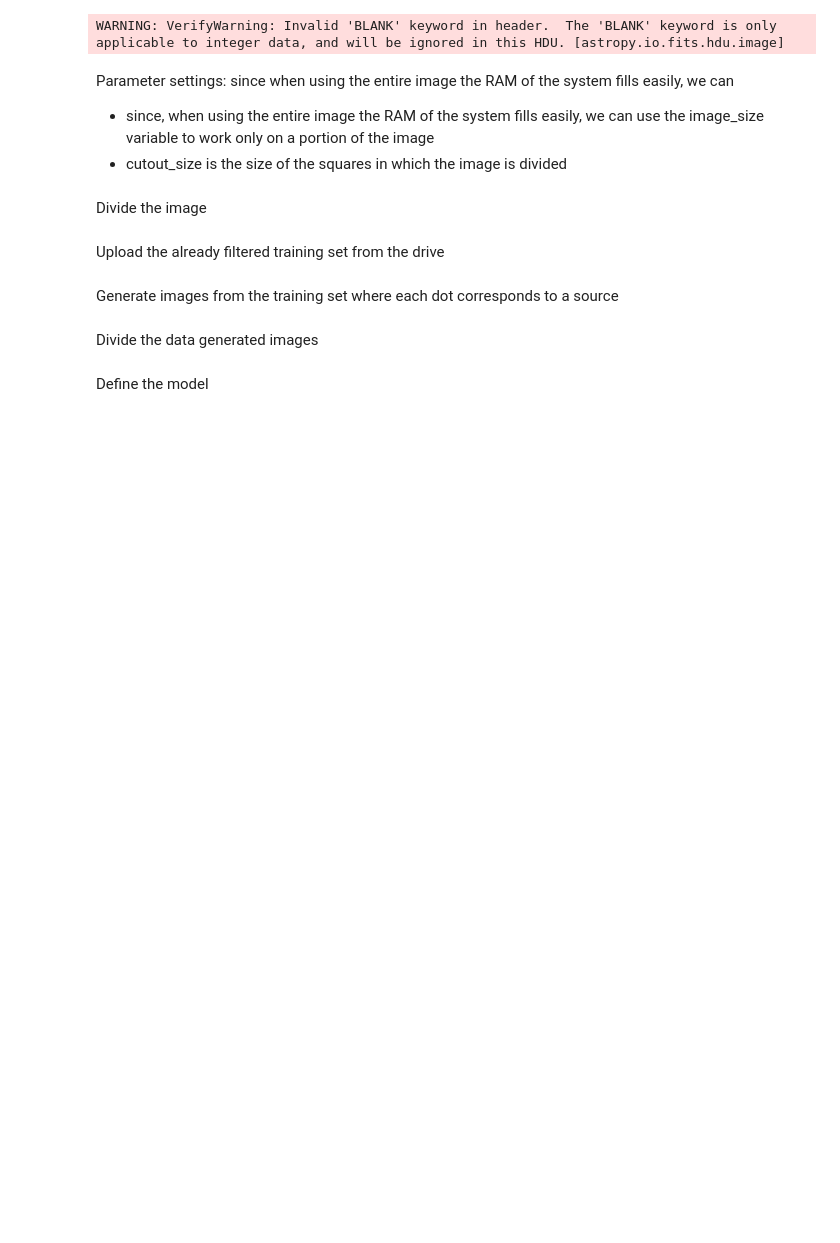
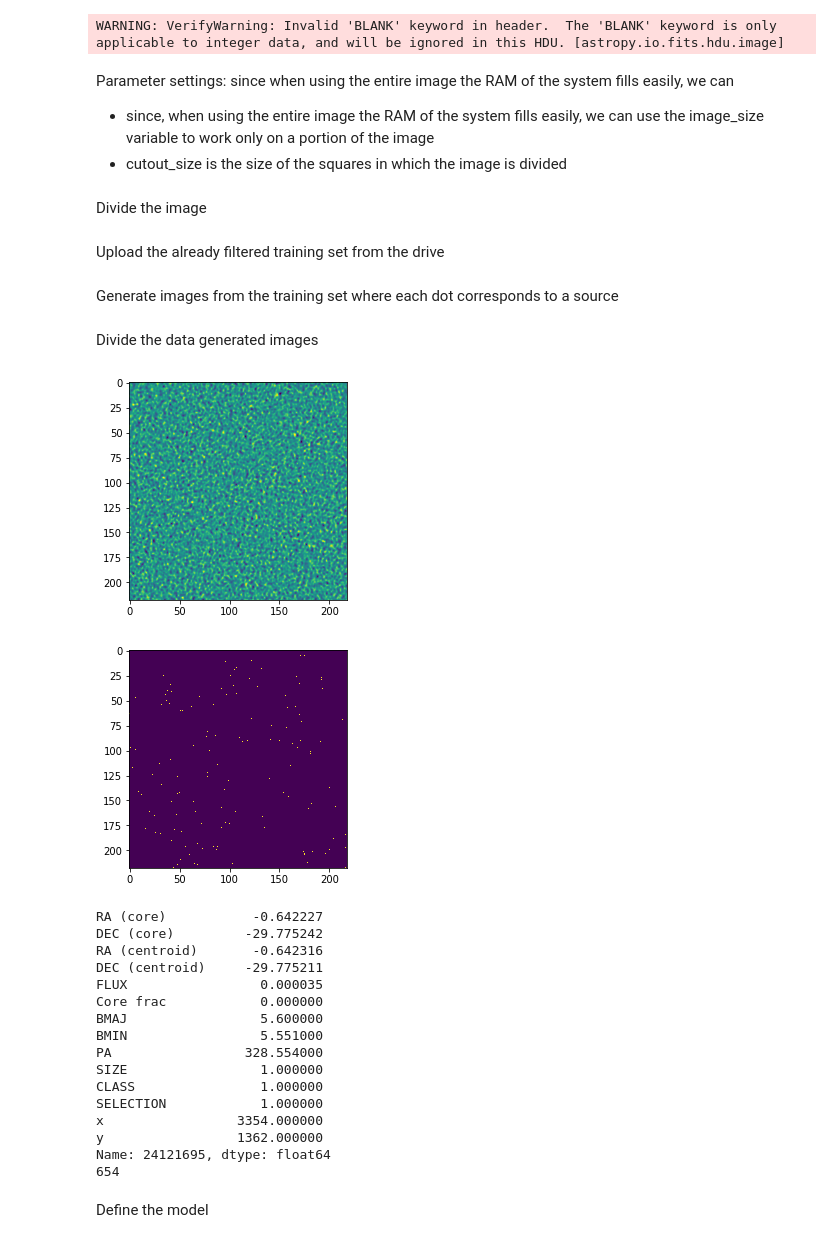
Before and after one commit to CarloLonghi/SKAChallenge, a Jupyter notebook: SKAChallenge.ipynb, the cells around one changed output. Cells and saved outputs as stored; diff of their text form; code cells hidden in the pictures; blank space fills up the shorter version.

```diff
--- a/SKAChallenge.ipynb
+++ b/SKAChallenge.ipynb
@@ -45,2 +47,8 @@ for i in range(0,cutouts_per_row):
+# %%
+for i in range(len(cutouts)):
+  f = cutouts[i].flatten()
+  avg = np.mean(f)
+  std = np.std(f)
+  cutouts[i] = (cutouts[i] - avg) / std
 # %% [markdown]
 Upload the already filtered training set from the drive
@@ -49,9 +55,19 @@ FilteredTrainingSet=pd.read_csv(dir_path + "filtered_training_set.csv",)
+# %%
+FilteredTrainingSet=pd.read_csv(dir_path + "filtered_training_set.csv",)
+#FilteredTrainingSet=pd.read_csv(dir_path + "TrainingSet_B1_v2.txt",skiprows=17,delimiter='\s+')
+FilteredTrainingSet=FilteredTrainingSet[FilteredTrainingSet.columns[0:15]]
+FilteredTrainingSet.columns=['ID','RA (core)','DEC (core)','RA (centroid)','DEC (centroid)','FLUX','Core frac','BMAJ','BMIN','PA','SIZE','CLASS','SELECTION','x','y']
+FilteredTrainingSet['x']=FilteredTrainingSet['x'].astype(int)
+FilteredTrainingSet['y']=FilteredTrainingSet['y'].astype(int)
+#FilteredTrainingSet['x']=FilteredTrainingSet['x']-16350 #???
+#FilteredTrainingSet['y']=FilteredTrainingSet['y']-16350 #???
+FilteredTrainingSet = FilteredTrainingSet.set_index('ID')
 # %% [markdown]
 Generate images from the training set where each dot corresponds to a source
 # %%
 data=np.zeros((image_size,image_size), dtype=np.uint8 )
 for i in range(0,len(FilteredTrainingSet)):
-	    data[int(FilteredTrainingSet['y'][i]),int(FilteredTrainingSet['x'][i])] = 1
+	    data[int(FilteredTrainingSet['y'].iloc[i]),int(FilteredTrainingSet['x'].iloc[i])] = 1
 # %% [markdown]
 Divide the data generated images
 # %%
@@ -64,3 +81,37 @@ for i in range(0,cutouts_per_row):
+# %%
+c = np.copy(cutouts[0])
+c = c+abs(np.min(cutouts[0]))
+c = c/np.max(c)*256
+c = np.round(c)
+c = c.astype(int)
+
+plt.imshow(cutouts[6*cutouts_per_row+15])
+plt.show()
+
+plt.imshow(data_array[6*cutouts_per_row+15])
+plt.show()
+
+print(FilteredTrainingSet.iloc()[1])
+print(3*cutout_size)
+# %% [output]
+[figure, added]
+[figure, added]
+RA (core)           -0.642227
+DEC (core)         -29.775242
+RA (centroid)       -0.642316
+DEC (centroid)     -29.775211
+FLUX                 0.000035
+Core frac            0.000000
+BMAJ                 5.600000
+BMIN                 5.551000
+PA                 328.554000
+SIZE                 1.000000
+CLASS                1.000000
+SELECTION            1.000000
+x                 3354.000000
+y                 1362.000000
+Name: 24121695, dtype: float64
+654
 # %%
 from tensorflow.keras.layers import Input, Dense, Conv2D, Dropout
 from tensorflow.keras.models import Model
```
Also changed, not shown: parts of 20 cells of this notebook.
